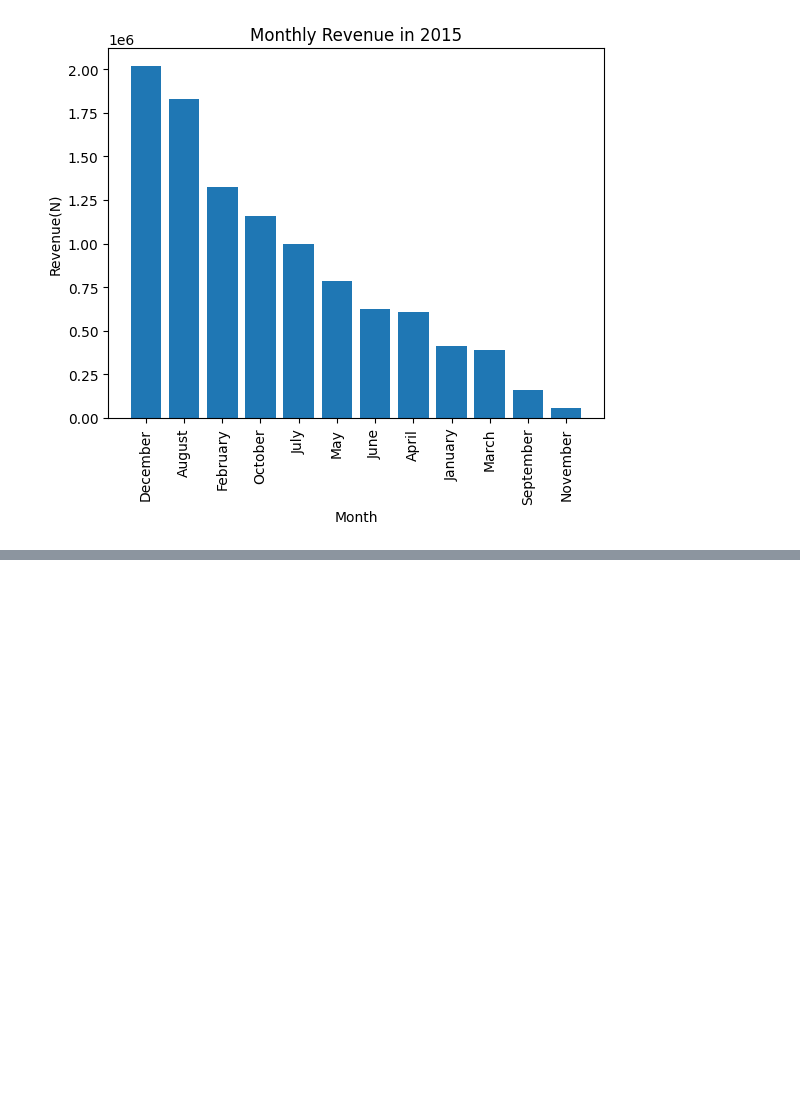
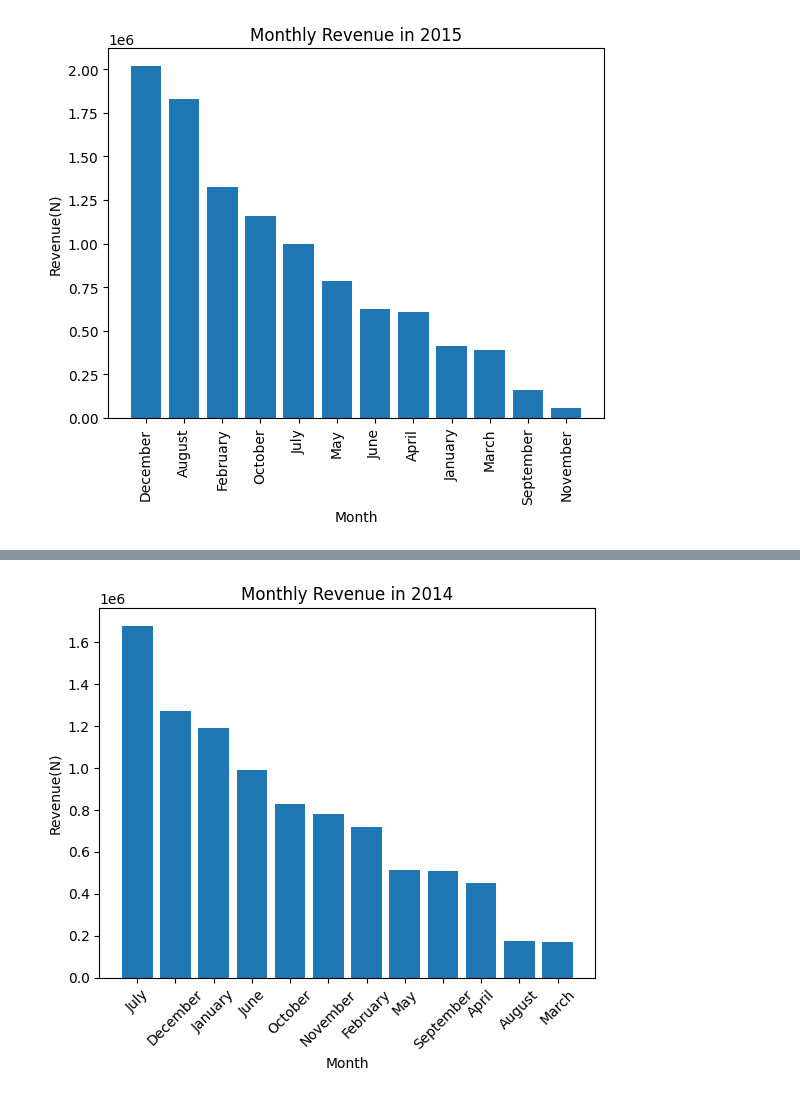
Before and after one commit to RoyalDhee/Data_Analysis, a Jupyter notebook: sales_analysis.ipynb, the cells around one changed output, grey strips where cells are left out. Saved outputs shown, nothing was run; the diff lists cells and outputs as text; code cells hidden in the pictures; blank space fills up the shorter version.

```diff
--- a/sales_analysis.ipynb
+++ b/sales_analysis.ipynb
@@ -256,3 +256,7 @@ plt.xticks(rotation = 90)
 plt.show()
 # %% [output]
 [figure]
+# %%
+# Monthly revenue of 2014
+sales_2014 = sales_data[sales_data["Year"] == 2014]
+sales_2014.head()
@@ -258,0 +290,5 @@ plt.show()
+# %%
+# Total monthly revenue
+total_2014_monthly_rev = sales_2014.groupby("Month")["Revenue(N)"].sum().sort_values(ascending= False)
+
+total_2014_monthly_rev
@@ -258,0 +310,10 @@ plt.show()
+# %%
+# plotting using Matplotlib
+plt.bar(total_2014_monthly_rev.index, total_2014_monthly_rev.values)
+plt.xlabel("Month")
+plt.ylabel("Revenue(N)")
+plt.title("Monthly Revenue in 2014")
+plt.xticks(rotation = 45)
+plt.show()
+# %% [output]
+[figure, added]
```
Also changed, not shown: parts of 19 cells of this notebook.
